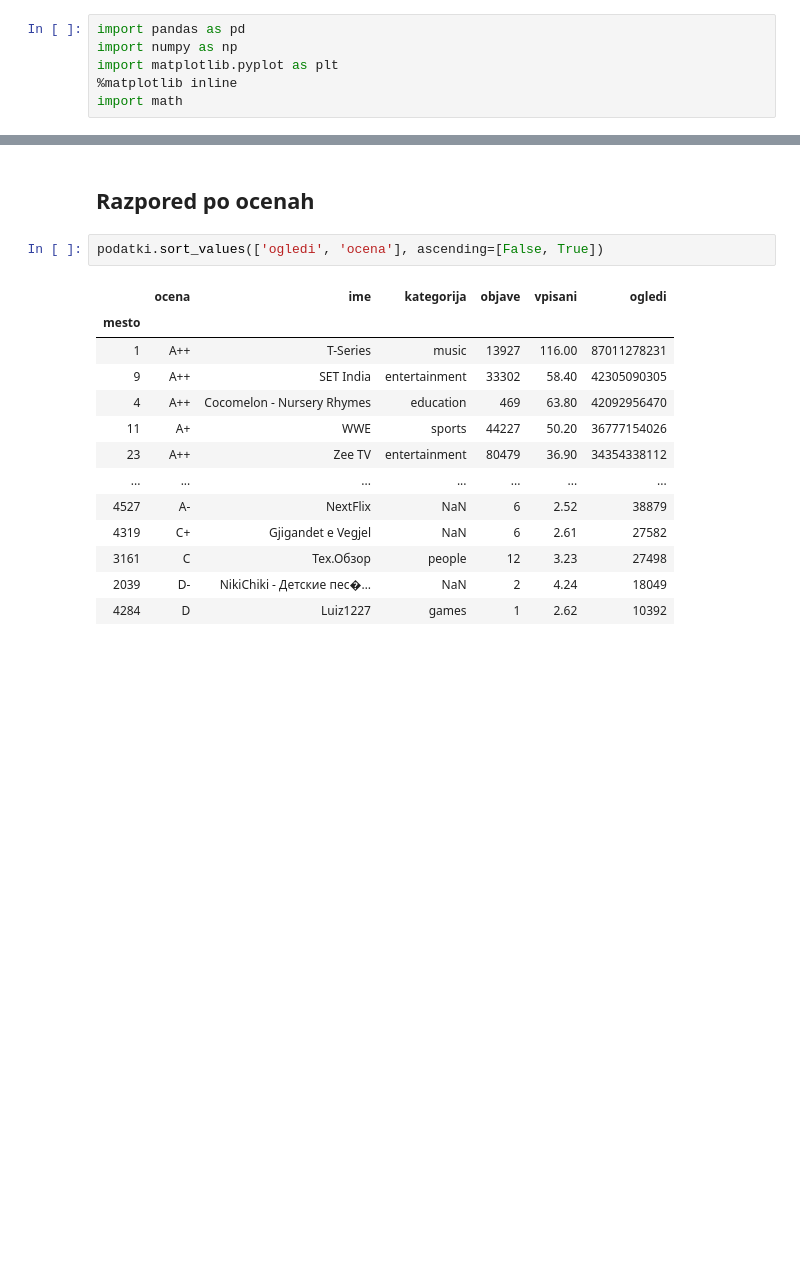
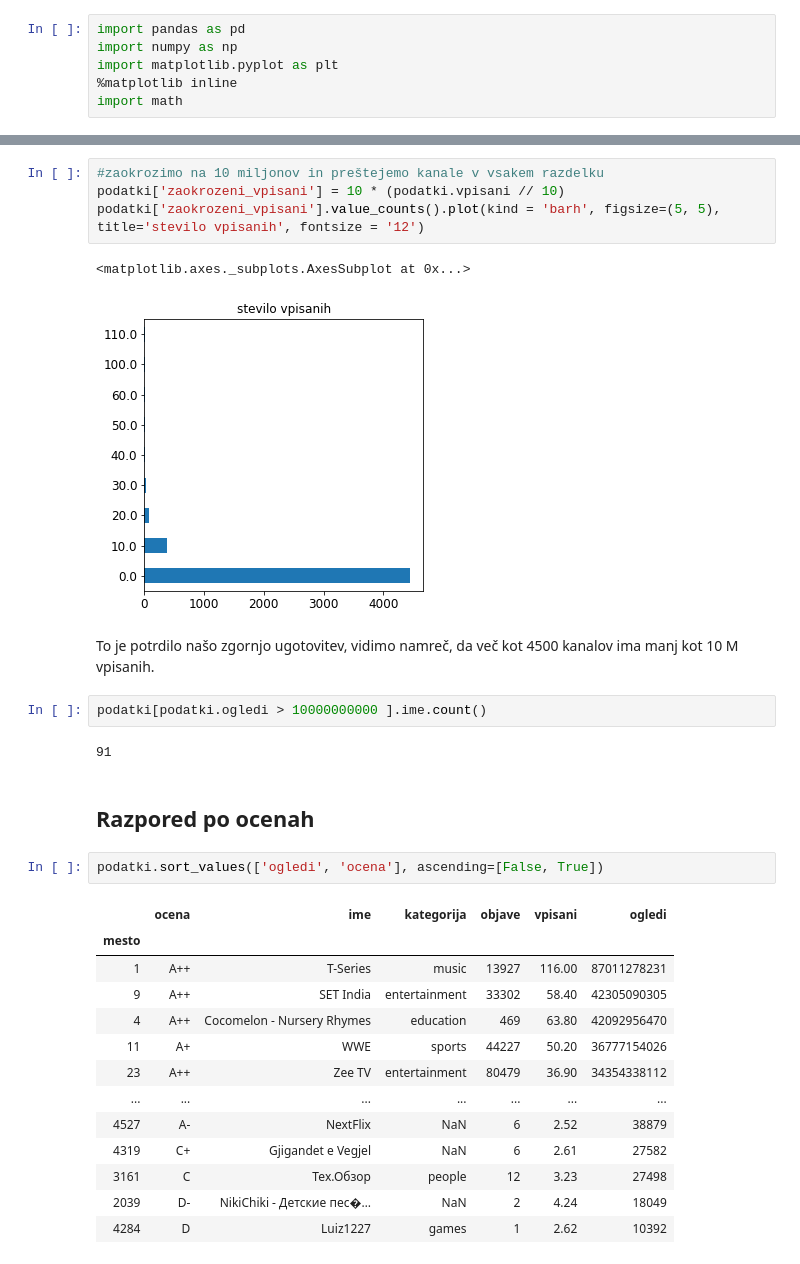
Before and after one commit to tanjaderin/Projektna-naloga-analiza-podatkov, a Jupyter notebook: obdelani-podatki/analiza_podatkov.ipynb, the cells around one changed output, grey strips where cells are left out. Saved outputs shown, nothing was run; the diff lists cells and outputs as text; blank space fills up the shorter version.

```diff
--- a/obdelani-podatki/analiza_podatkov.ipynb
+++ b/obdelani-podatki/analiza_podatkov.ipynb
@@ -32,3 +44,16 @@ podatki
+# %%
+#zaokrozimo na 10 miljonov in preštejemo kanale v vsakem razdelku
+podatki['zaokrozeni_vpisani'] = 10 * (podatki.vpisani // 10)
+podatki['zaokrozeni_vpisani'].value_counts().plot(kind = 'barh', figsize=(5, 5), title='stevilo vpisanih', fontsize = '12')
+# %% [output]
+<matplotlib.axes._subplots.AxesSubplot at 0x...>
+[figure, added]
+# %% [markdown]
+To je potrdilo našo zgornjo ugotovitev, vidimo namreč, da več kot 4500 kanalov ima manj kot 10 M vpisanih.
+# %%
+podatki[podatki.ogledi > 10000000000 ].ime.count()
+# %% [output]
+91
 # %% [markdown]
 ## Razpored po ocenah
 # %%
```
Also changed, not shown: parts of 39 cells of this notebook, 1 other file.
